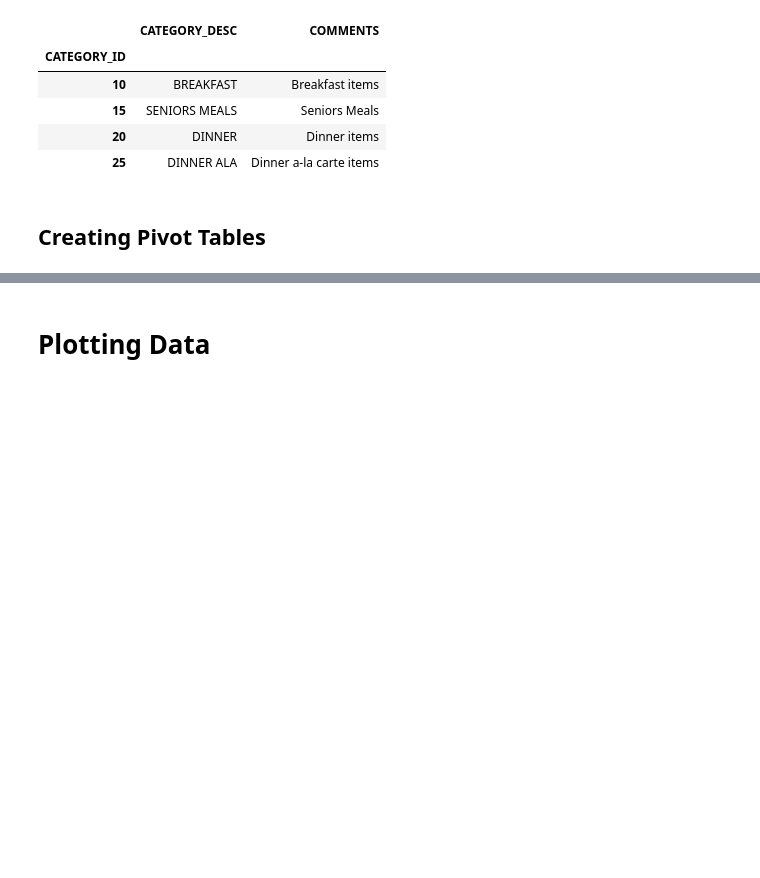
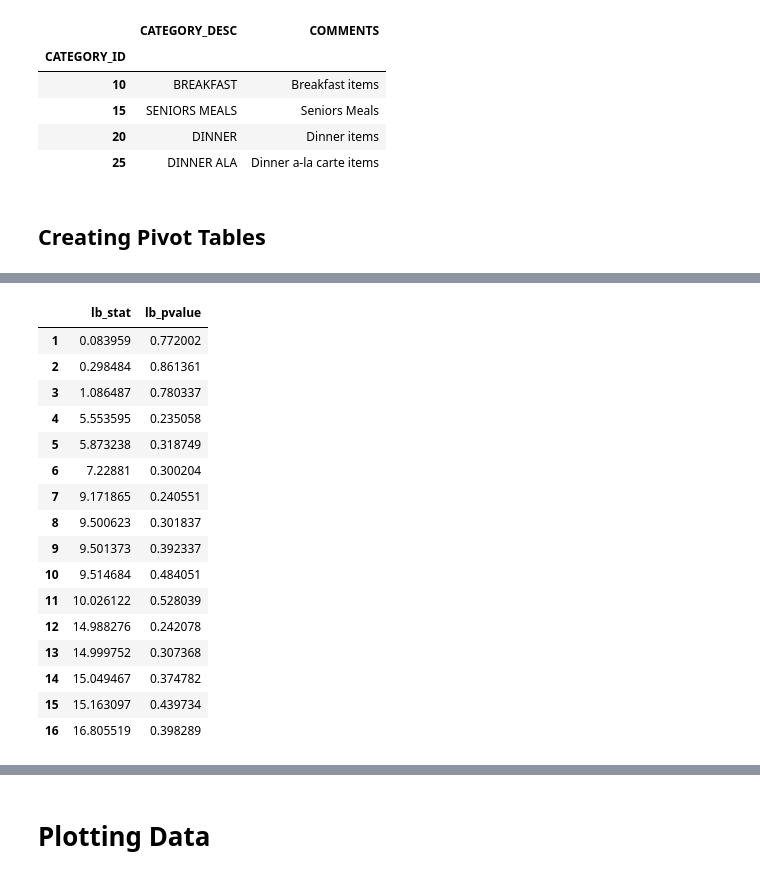
Before and after one commit to dkent287/Restaurant-Pricing, a Jupyter notebook: Restaurant_Workup.ipynb, the cells around one changed output, grey strips where cells are left out. Cells and saved outputs as stored; diff of their text form; code cells hidden in the pictures; blank space fills up the shorter version.

```diff
--- a/Restaurant_Workup.ipynb
+++ b/Restaurant_Workup.ipynb
@@ -468,0 +466,27 @@ result
+# %%
+# Lung Box test for White Noise
+x = rawdata1.to_numpy()
+df = pd.DataFrame(columns=['lb_stat', 'lb_pvalue'])
+for i in range(1,17):
+    ss = sm.stats.acorr_ljungbox(x, lags=[i], return_df=True)
+    df.loc[i,'lb_stat'] = ss.iloc[0,0]
+    df.loc[i,'lb_pvalue'] = ss.iloc[0,1]
+df
+# %% [output]
+|  | lb_stat | lb_pvalue |
+| 1 | 0.083959 | 0.772002 |
+| 2 | 0.298484 | 0.861361 |
+| 3 | 1.086487 | 0.780337 |
+| 4 | 5.553595 | 0.235058 |
+| 5 | 5.873238 | 0.318749 |
+| 6 | 7.22881 | 0.300204 |
+| 7 | 9.171865 | 0.240551 |
+| 8 | 9.500623 | 0.301837 |
+| 9 | 9.501373 | 0.392337 |
+| 10 | 9.514684 | 0.484051 |
+| 11 | 10.026122 | 0.528039 |
+| 12 | 14.988276 | 0.242078 |
+| 13 | 14.999752 | 0.307368 |
+| 14 | 15.049467 | 0.374782 |
+| 15 | 15.163097 | 0.439734 |
+| 16 | 16.805519 | 0.398289 |
```
Also changed, not shown: parts of 56 cells of this notebook.
